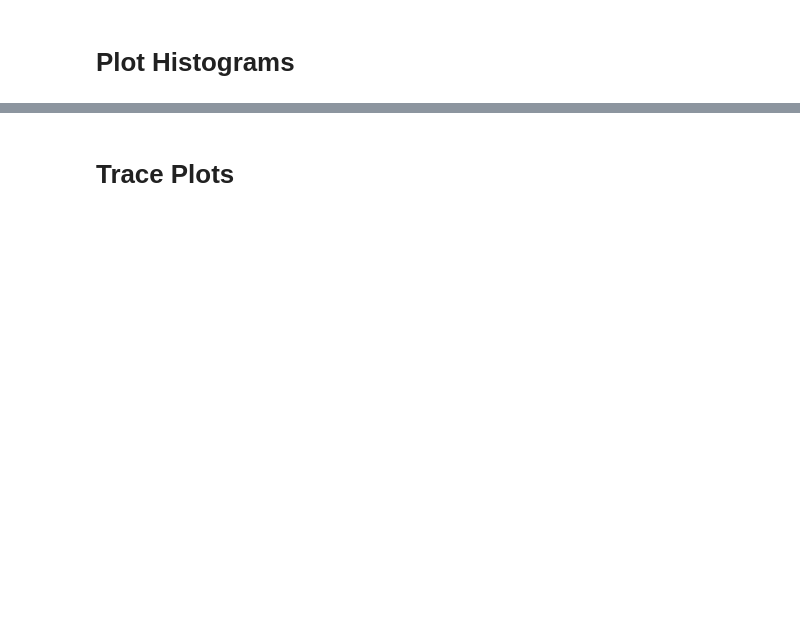
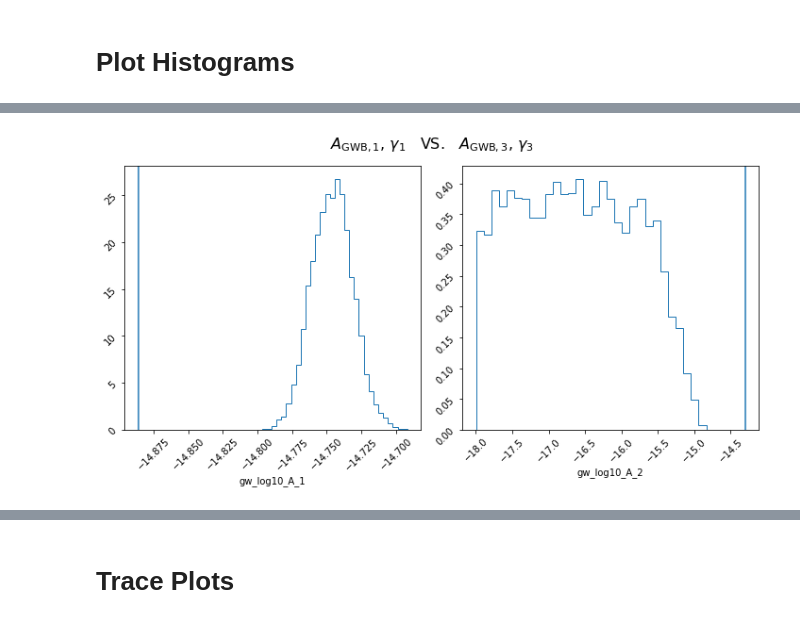
Before and after one commit to LBJ-Wade/NANOGrav, a Jupyter notebook: BackgroundInjections/Plotzv2.ipynb, the cells around one changed output, grey strips where cells are left out. Drawn from its saved outputs; the diff is of its cells as text; code cells hidden in the pictures; blank space fills up the shorter version.

```diff
--- a/BackgroundInjections/Plotzv2.ipynb
+++ b/BackgroundInjections/Plotzv2.ipynb
@@ -169 +179,6 @@ draw_histograms(chain_run_2[burn_run_2:],param_dict_run_2,indices_2)
+# %%
+title_2 = r'$A_{\rm GWB,1}$, $\gamma_{1}$   VS.   $A_{\rm GWB,3}$, $\gamma_{3}$'
+draw_histograms(chain_run_2[burn_run_2:],param_dict_run_2,indices_2,truths=truths_2,title=title_2)
+# %% [output]
+[figure, added]
 # %%
```
Also changed, not shown: parts of 17 cells of this notebook.
